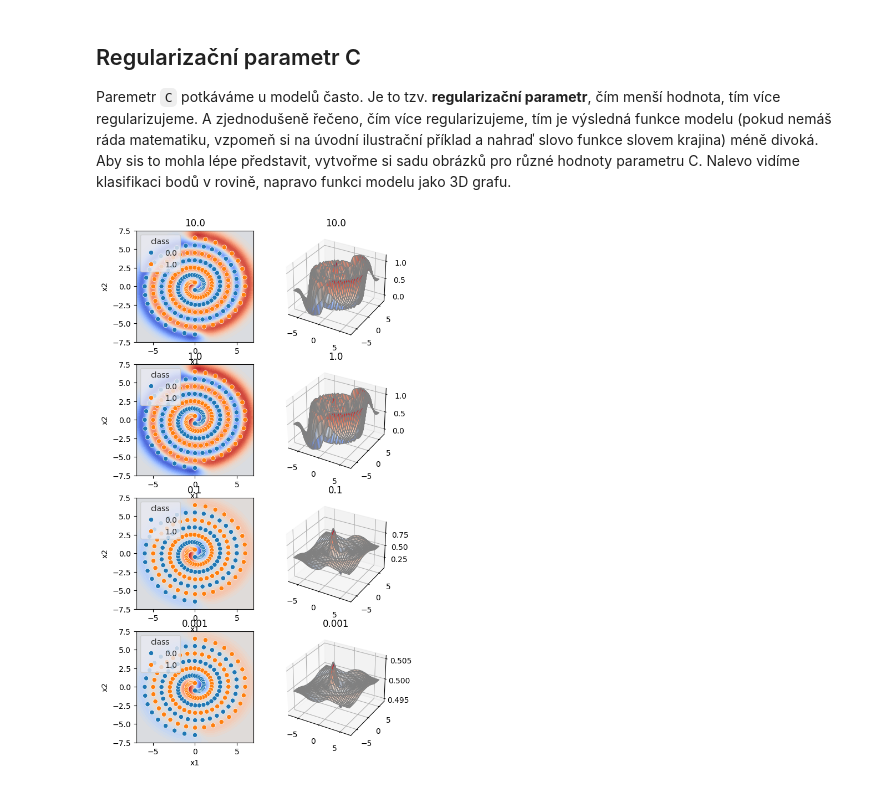
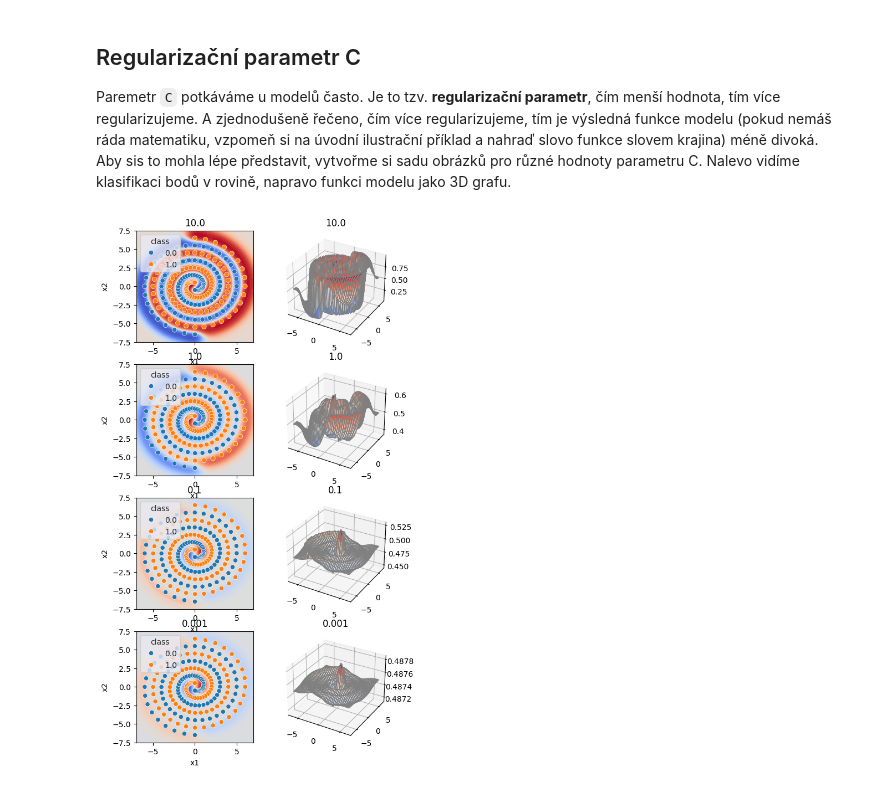
Before and after one commit to PyDataCZ/pyladies-kurz, a Jupyter notebook: lessons/pydata/classification_bonus/index.ipynb, the cells around one changed output. Cells and saved outputs as stored; diff of their text form; code cells hidden in the pictures.

```diff
--- a/lessons/pydata/classification_bonus/index.ipynb
+++ b/lessons/pydata/classification_bonus/index.ipynb
@@ -355,5 +355,5 @@ Není to úplně špatné, náznak spirál vidíme, ale ještě by se to dalo vy
 # %%
-from sklearn.svm import SVR
-model2 = SVR(kernel="rbf", gamma=0.8, C=1.0).fit(X, y)
+from sklearn.svm import SVC
+model2 = SVC(kernel="rbf", gamma=0.8, C=10.0, probability=True).fit(X, y)
 model2
 # %% [output]
@@ -385,36 +385,36 @@ def plot(model, ax, C):
         input_batch = pd.DataFrame()
         input_batch["x1"] = x1.ravel()
         input_batch["x2"] = x2.ravel()
-        return model2.predict(input_batch).reshape(40, 40)
+        return model2.predict_proba(input_batch)[:, 1].reshape(40, 40)
 
     plot1, plot2 = np.meshgrid(x_plot1, y_plot1)
     plot3 = comp(plot1, plot2)
 
     ax.plot_surface(plot1, plot2, plot3, cmap=plt.cm.coolwarm, edgecolor='gray');
     ax.set_title(f"{C}");
 
 def plot2(model, X, ax, C):
     DecisionBoundaryDisplay.from_estimator(
         model,
         X,
         cmap=plt.cm.coolwarm,
-        response_method="predict", ax=ax, levels=50);
+        response_method="predict_proba", ax=ax, levels=50);
     sns.scatterplot(data=df, x="x1", y="x2", hue="class", ax=ax);
     ax.set_title(f"{C}");
 
 C_values = [10.0, 1.0, 0.1, 0.001]
 fig  = plt.figure(figsize=(6, len(C_values)*3))
 N = len(C_values)
 axs = [[] for _ in range(N)]
 rows = N
 cols = 2
 for i in range(N):
     axs[i].append(fig.add_subplot(rows, cols, i*2+1))
     axs[i].append(fig.add_subplot(rows, cols, i*2+2, projection='3d'))
 
 for i, C in enumerate(C_values):
-    model2 = SVR(kernel="rbf", gamma=0.8, C=C).fit(X, y)
+    model2 = SVC(kernel="rbf", gamma=0.8, C=C, probability=True).fit(X, y)
     plot(model2, axs[i][1], C)
     plot2(model2, X, axs[i][0], C)
 # %% [output]
-[figure, old version]
+[figure, new version]
```
Also changed, not shown: parts of 6 cells of this notebook, 2 other files.
